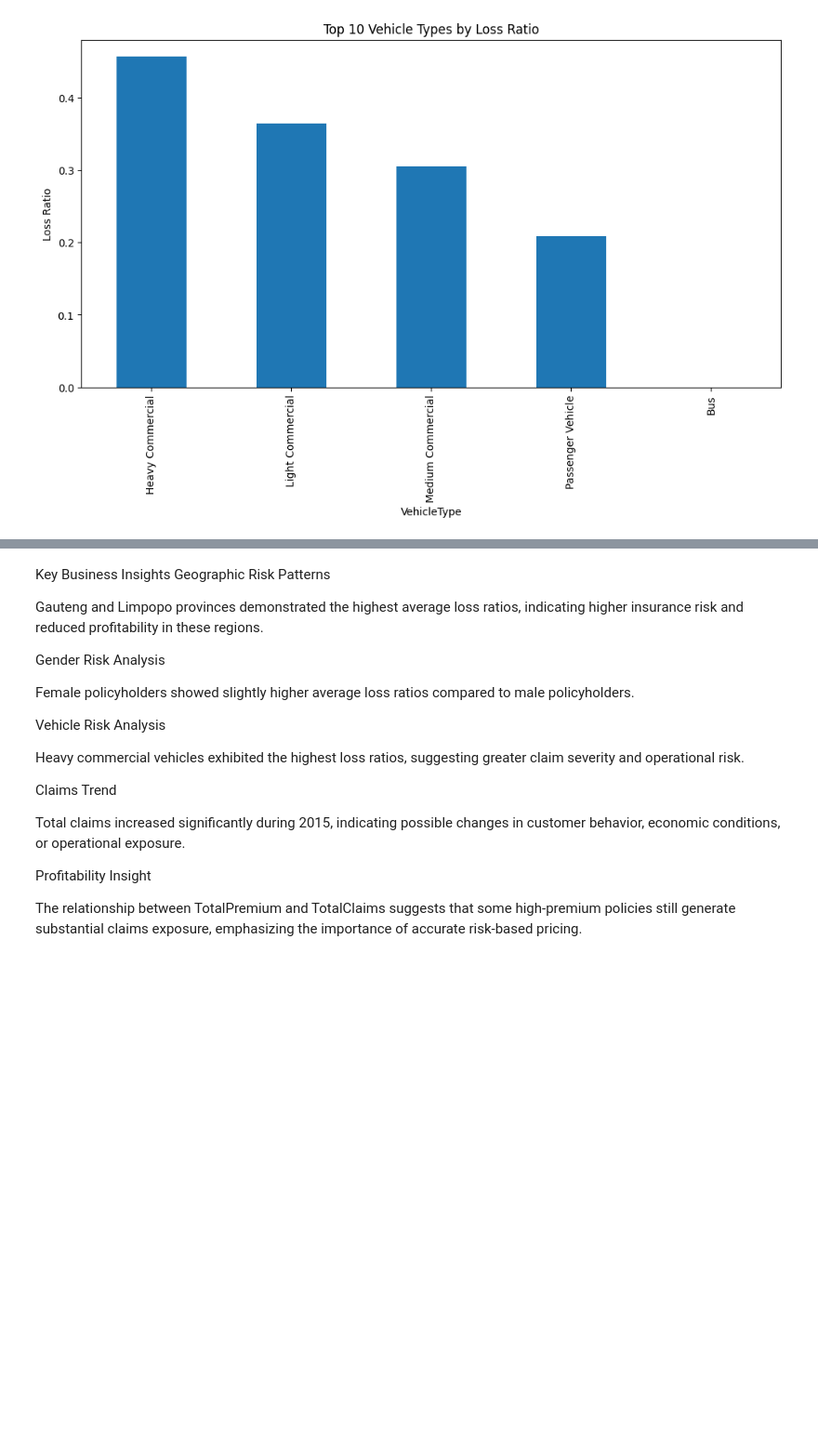
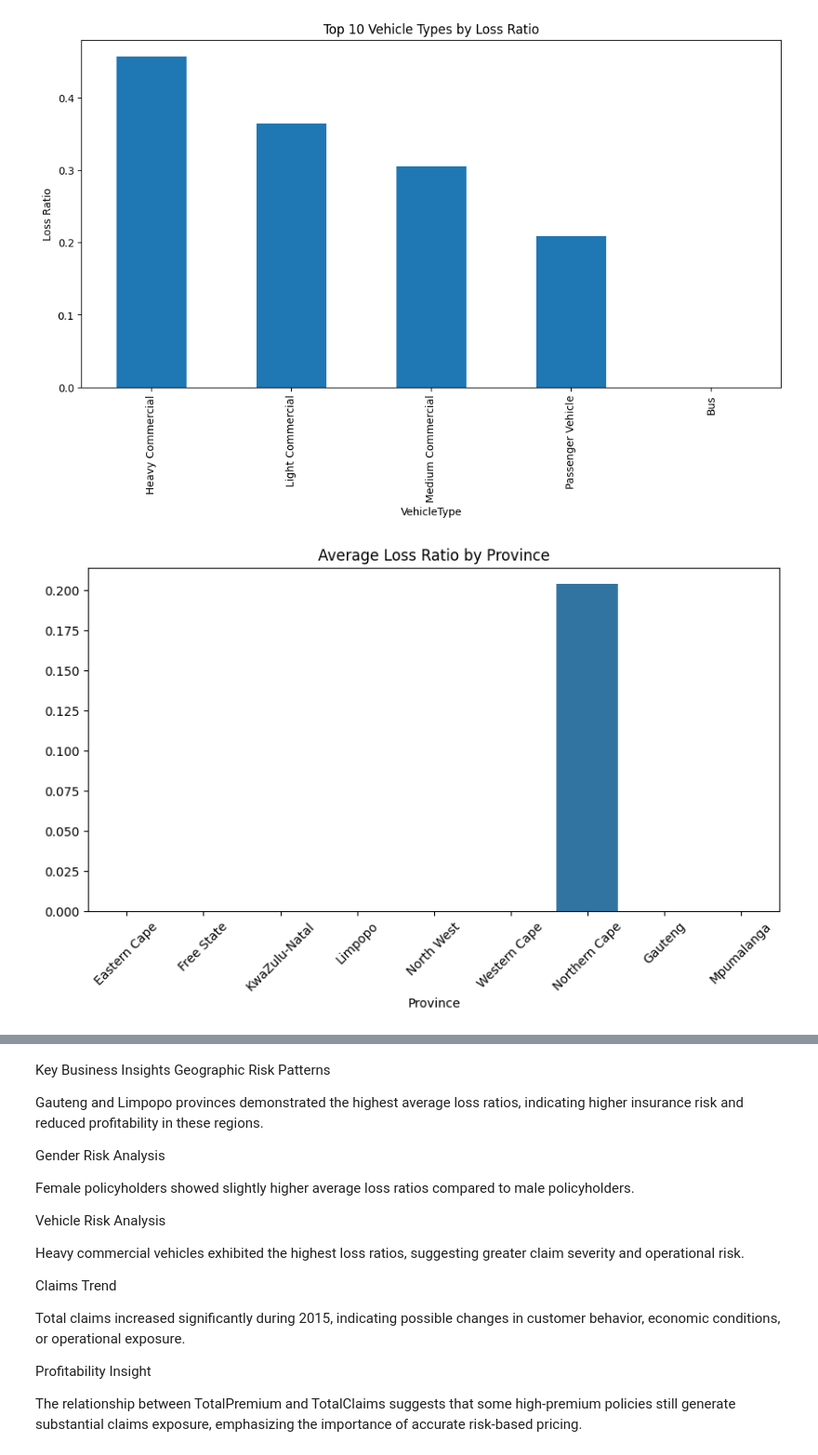
Before and after one commit to Bilen189/insurance-risk-analytics-week3, a Jupyter notebook: notebooks/01_eda.ipynb, the cells around one changed output, grey strips where cells are left out. Shown at 93% size. Saved outputs shown, nothing was run; the diff lists cells and outputs as text; code cells hidden in the pictures; blank space fills up the shorter version.

```diff
--- a/notebooks/01_eda.ipynb
+++ b/notebooks/01_eda.ipynb
@@ -473,0 +486,4 @@ plt.show()
+# %%
+plot_loss_ratio_by_province(df)
+# %% [output]
+[figure, added]
```
Also changed, not shown: parts of 3 cells of this notebook, 1 other file.
